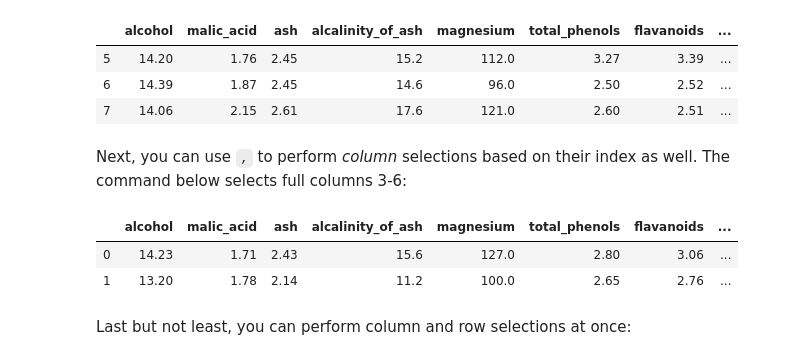
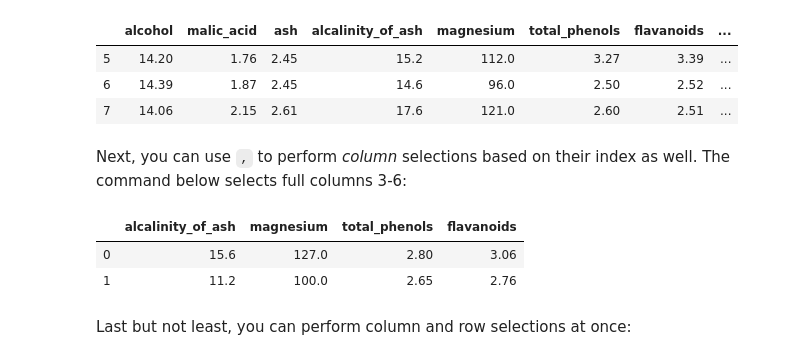
Before and after one commit to TXZebra/dsc-enterprise-chevron-accessing-data-with-pandas-chevron-dataeng-100419, a Jupyter notebook: index.ipynb, the cells around one changed output. Drawn from its saved outputs; the diff is of its cells as text; code cells hidden in the pictures.

```diff
--- a/index.ipynb
+++ b/index.ipynb
@@ -200,11 +200,11 @@ df.iloc[5:8]
 # %% [markdown]
 Next, you can use `,` to perform *column* selections based on their index as well. The command below selects full columns 3-6:
 # %%
-df.iloc[:2]
+df.iloc[:2,3:7]
 # %% [output]
-|  | alcohol | malic_acid | ash | alcalinity_of_ash | magnesium | total_phenols | flavanoids | ... |
-| 0 | 14.23 | 1.71 | 2.43 | 15.6 | 127.0 | 2.80 | 3.06 | ... |
-| 1 | 13.20 | 1.78 | 2.14 | 11.2 | 100.0 | 2.65 | 2.76 | ... |
+|  | alcalinity_of_ash | magnesium | total_phenols | flavanoids |
+| 0 | 15.6 | 127.0 | 2.80 | 3.06 |
+| 1 | 11.2 | 100.0 | 2.65 | 2.76 |
 # %% [markdown]
 Last but not least, you can perform column and row selections at once:
 # %%
```
